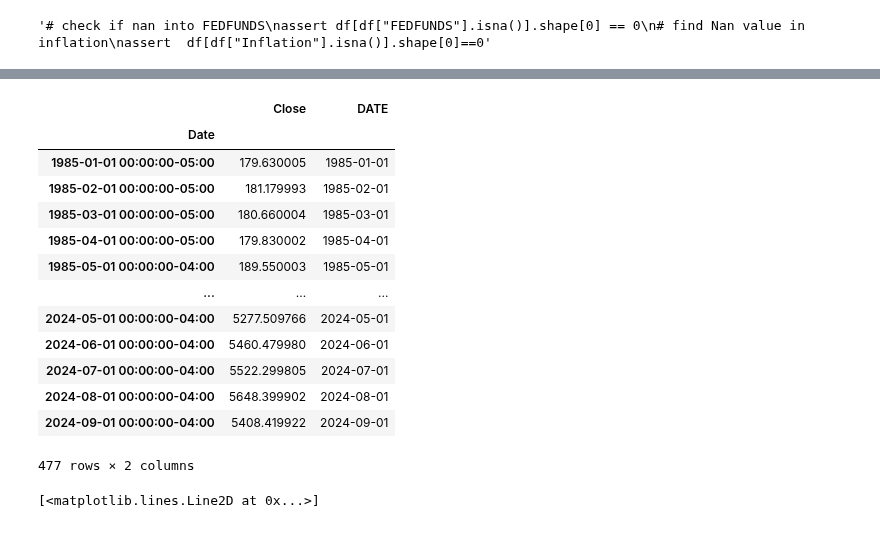
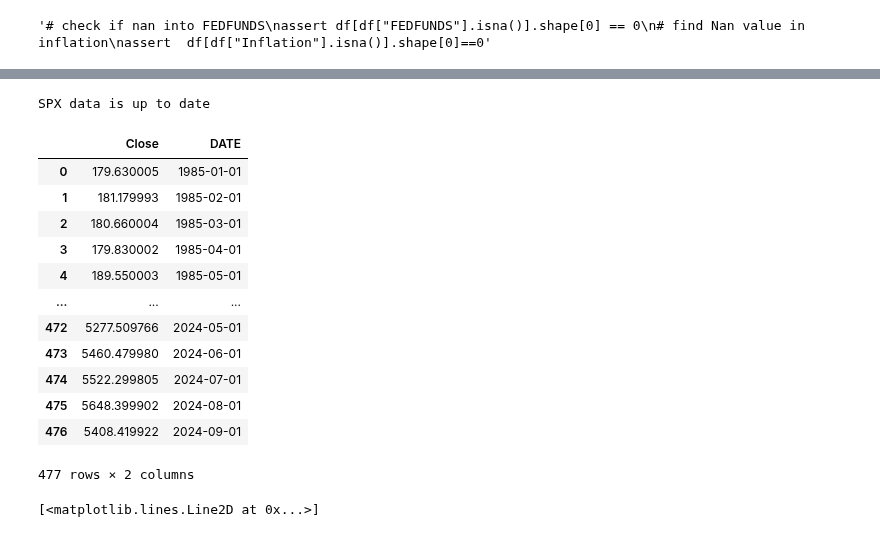
Before and after one commit to jeugregg/ocean_protocol_eth_pred, a Jupyter notebook: estimate_employment_rate.ipynb, the cells around one changed output, grey strips where cells are left out. Cells and saved outputs as stored; diff of their text form; code cells hidden in the pictures.

```diff
--- a/estimate_employment_rate.ipynb
+++ b/estimate_employment_rate.ipynb
@@ -239,23 +211,52 @@ df_spx
-# %%
-df_spx["DATE"] = df_spx.index
-df_spx["DATE"] = df_spx["DATE"].dt.strftime("%Y-%m-%d")
-df_spx["DATE"] = pd.to_datetime(df_spx["DATE"])
-df_spx
-# %% [output]
-|  | Close | DATE |
-| Date |  |  |
-| 1985-01-01 00:00:00-05:00 | 179.630005 | 1985-01-01 |
-| 1985-02-01 00:00:00-05:00 | 181.179993 | 1985-02-01 |
-| 1985-03-01 00:00:00-05:00 | 180.660004 | 1985-03-01 |
-| 1985-04-01 00:00:00-05:00 | 179.830002 | 1985-04-01 |
-| 1985-05-01 00:00:00-04:00 | 189.550003 | 1985-05-01 |
-| ... | ... | ... |
-| 2024-05-01 00:00:00-04:00 | 5277.509766 | 2024-05-01 |
-| 2024-06-01 00:00:00-04:00 | 5460.479980 | 2024-06-01 |
-| 2024-07-01 00:00:00-04:00 | 5522.299805 | 2024-07-01 |
-| 2024-08-01 00:00:00-04:00 | 5648.399902 | 2024-08-01 |
-| 2024-09-01 00:00:00-04:00 | 5408.419922 | 2024-09-01 |
-477 rows × 2 columns
+# %%
+# add do Df the indice SPX from yahoo finance ?
+# add the indice SPX from yahoo finance
+date_start = df["DATE"].min().strftime("%Y-%m-%d")
+date_end = df["DATE"].max().strftime("%Y-%m-%d")
+
+updating = True
+# check if data/SPX.csv exists and if last date is the last date of df
+if os.path.exists("data/SPX.csv"):
+    df_spx = pd.read_csv("data/SPX.csv")
+    last_date = df_spx["DATE"].max()
+    if last_date >= date_end:
+        print("SPX data is up to date")
+        updating = False
+    else:
+        print("SPX data is not up to date")
+        updating = True
+else:
+    print("SPX data is not up to date")
+    updating = True
+
+if updating:
+    print("Updating...")
+    df_spx = yf.Ticker("^GSPC").history(
+            start=date_start, interval="1mo")
+    df_spx = df_spx[["Close"]]
+    df_spx["DATE"] = df_spx.index
+    df_spx["DATE"] = df_spx["DATE"].dt.strftime("%Y-%m-%d")
+    df_spx["DATE"] = pd.to_datetime(df_spx["DATE"])
+    df_spx.to_csv("data/SPX.csv", index=False)
+    print("SPX data is updated")
+else:
+    df_spx["DATE"] = pd.to_datetime(df_spx["DATE"])
+df_spx
+# %% [output]
+SPX data is up to date
+|  | Close | DATE |
+| 0 | 179.630005 | 1985-01-01 |
+| 1 | 181.179993 | 1985-02-01 |
+| 2 | 180.660004 | 1985-03-01 |
+| 3 | 179.830002 | 1985-04-01 |
+| 4 | 189.550003 | 1985-05-01 |
+| ... | ... | ... |
+| 472 | 5277.509766 | 2024-05-01 |
+| 473 | 5460.479980 | 2024-06-01 |
+| 474 | 5522.299805 | 2024-07-01 |
+| 475 | 5648.399902 | 2024-08-01 |
+| 476 | 5408.419922 | 2024-09-01 |
+477 rows × 2 columns
 # %%
 df_tmp = df_spx.copy()
 df_tmp["Close-12"] = df_tmp["Close"].shift(12)
```
Also changed, not shown: parts of 32 cells of this notebook.
